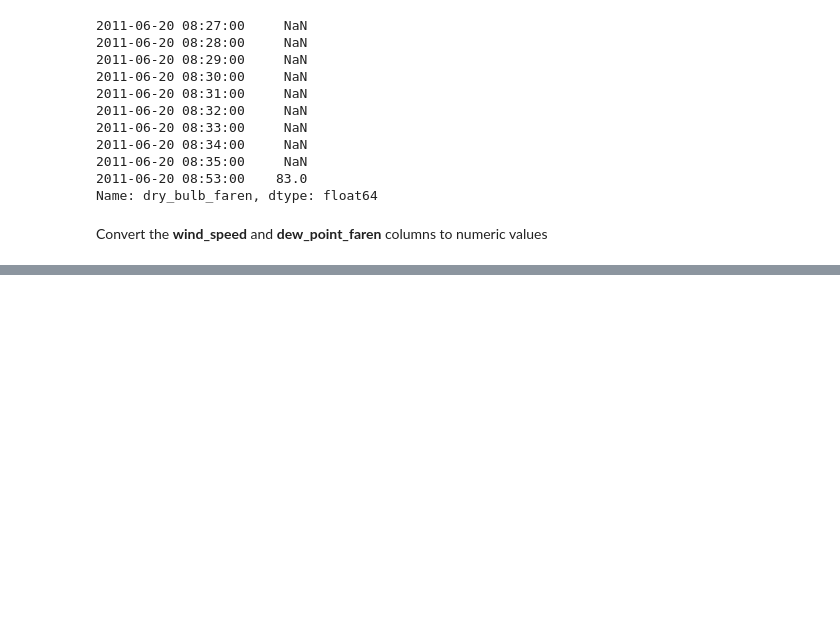
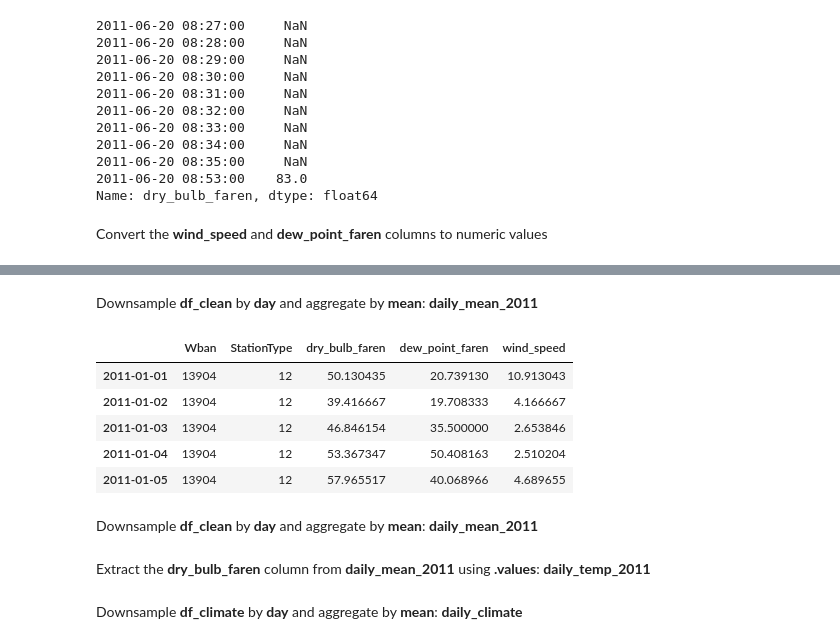
Before and after one commit to Diogo-Rodrigues/pandas-foundations, a Jupyter notebook: case-study-sunlight-in-austin/case-study-sunlight-in-austin.ipynb, the cells around one changed output, grey strips where cells are left out. Saved outputs shown, nothing was run; the diff lists cells and outputs as text; code cells hidden in the pictures; blank space fills up the shorter version.

```diff
--- a/case-study-sunlight-in-austin/case-study-sunlight-in-austin.ipynb
+++ b/case-study-sunlight-in-austin/case-study-sunlight-in-austin.ipynb
@@ -145,0 +198,14 @@ df_clean['dew_point_faren'] = pd.to_numeric(df_clean['dew_point_faren'], errors=
+# %% [markdown]
+Downsample **df_clean** by **day** and aggregate by **mean**: **daily_mean_2011**
+# %%
+daily_mean_2011 = df_clean.resample('D').mean()
+daily_mean_2011.head()
+# %% [output]
+|  | Wban | StationType | dry_bulb_faren | dew_point_faren | wind_speed |
+| 2011-01-01 | 13904 | 12 | 50.130435 | 20.739130 | 10.913043 |
+| 2011-01-02 | 13904 | 12 | 39.416667 | 19.708333 | 4.166667 |
+| 2011-01-03 | 13904 | 12 | 46.846154 | 35.500000 | 2.653846 |
+| 2011-01-04 | 13904 | 12 | 53.367347 | 50.408163 | 2.510204 |
+| 2011-01-05 | 13904 | 12 | 57.965517 | 40.068966 | 4.689655 |
+# %% [markdown]
+Downsample **df_clean** by **day** and aggregate by **mean**: **daily_mean_2011**
@@ -145,0 +214,2 @@ df_clean['dew_point_faren'] = pd.to_numeric(df_clean['dew_point_faren'], errors=
+# %% [markdown]
+Extract the **dry_bulb_faren** column from **daily_mean_2011** using **.values**: **daily_temp_2011**
@@ -145,0 +218,2 @@ df_clean['dew_point_faren'] = pd.to_numeric(df_clean['dew_point_faren'], errors=
+# %% [markdown]
+Downsample **df_climate** by **day** and aggregate by **mean**: **daily_climate**
```
Also changed, not shown: parts of 30 cells of this notebook, 1 other file.
